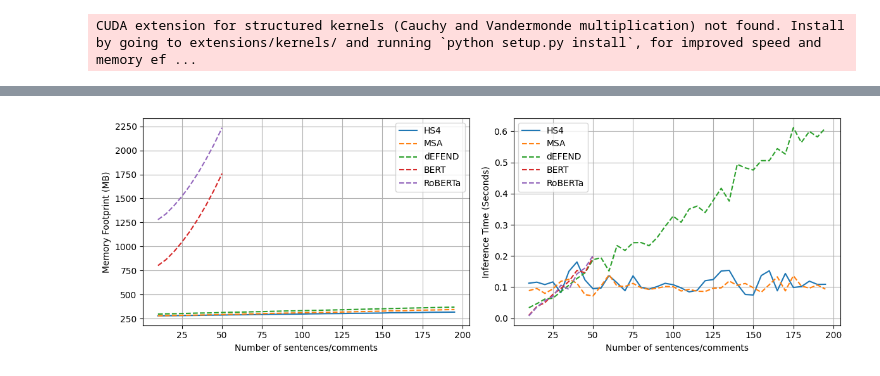
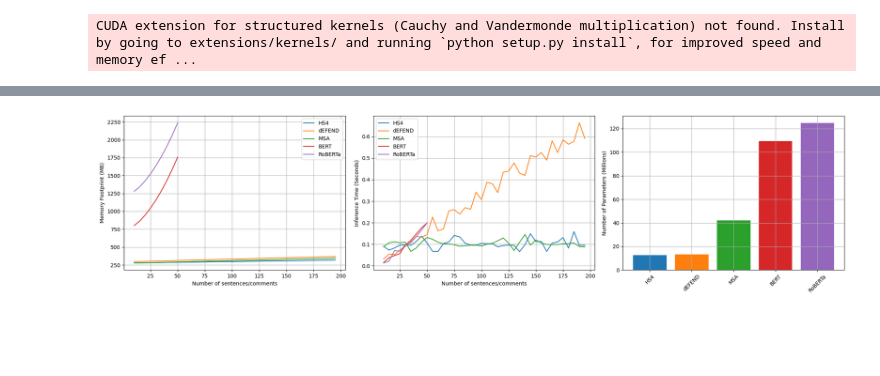
Before and after one commit to hchautran/Hyphen, a Jupyter notebook: test.ipynb, the cells around one changed output, grey strips where cells are left out. Saved outputs shown, nothing was run; the diff lists cells and outputs as text; code cells hidden in the pictures; blank space fills up the shorter version.

```diff
--- a/test.ipynb
+++ b/test.ipynb
@@ -253,7 +258,7 @@ def measure_memory_footprint(model, model_type:str, comment_input_size:torch.Ten
 sequence_lengths = range(5, 200, 5)
 
 # Create a figure with two subplots (vertically arranged)
-fig, (ax1, ax2) = plt.subplots(1, 2, figsize=(12, 4))
+fig, (ax1, ax2, ax3) = plt.subplots(1, 3, figsize=(20, 5))
 
 for i, key in enumerate(list(models.keys())):
     memory_footprints = []
@@ -265,36 +270,43 @@ for i, key in enumerate(list(models.keys())):
             input_size = (32, seq_len*10)  # Example input size, adjust based on your model
         else:
             input_size = (32, seq_len, 10)  # Example input size, adjust based on your model
         footprint, inference_time = measure_memory_footprint(models[key], key, input_size)
         inference_times.append(inference_time)
         memory_footprints.append(footprint)
         no_sentence.append(seq_len)
         if no_sentence[-1] > 49 and (key == 'BERT' or key == 'RoBERTa'): break
 
     # Plot memory footprint on the first subplot
-    ax1.plot(no_sentence[1:], memory_footprints[1:], label=f'{key}', linestyle=('--' if key != 'HS4' else '-') )
+    ax1.plot(no_sentence[1:], memory_footprints[1:], label=f'{key}', linestyle=('-' if key != 'HS4' else '-') )
     # Plot inference time on the second subplot
-    ax2.plot(no_sentence[1:], inference_times[1:], label=f'{key}', linestyle=('--' if key != 'HS4' else '-') )
+    ax2.plot(no_sentence[1:], inference_times[1:], label=f'{key}', linestyle=('-' if key != 'HS4' else '-') )
+    total_params = sum(p.numel() for p in models[key].parameters())/1e6
+    ax3.bar(key, total_params)
 
 # Set labels and titles for the first subplot
 ax1.set_xlabel('Number of sentences/comments')
 
 ax1.set_ylabel('Memory Footprint (MB)')
 # ax1.set_title('Memory Footprint vs. Sequence Length')
 ax1.grid(True)
 ax1.legend()
 
 # Set labels and titles for the second subplot
 ax2.set_xlabel('Number of sentences/comments')
 ax2.set_ylabel('Inference Time (Seconds)')
 # ax2.set_title('Inference Time vs. Sequence Length')
 ax2.grid(True)
 ax2.legend()
 
+
+ax3.grid(True)
+ax3.set_ylabel('Number of Parameters (Millions)')
+ax3.tick_params(axis='x', rotation=45)
+
 plt.tight_layout()  # Adjust layout to not overlap
 plt.show()
 # %% [output]
-[figure, old version]
+[figure, new version]
 # %%
 # from tqdm.auto import tqdm
 # import seaborn as sns
```
Also changed, not shown: parts of 7 cells of this notebook, 2 other files.
